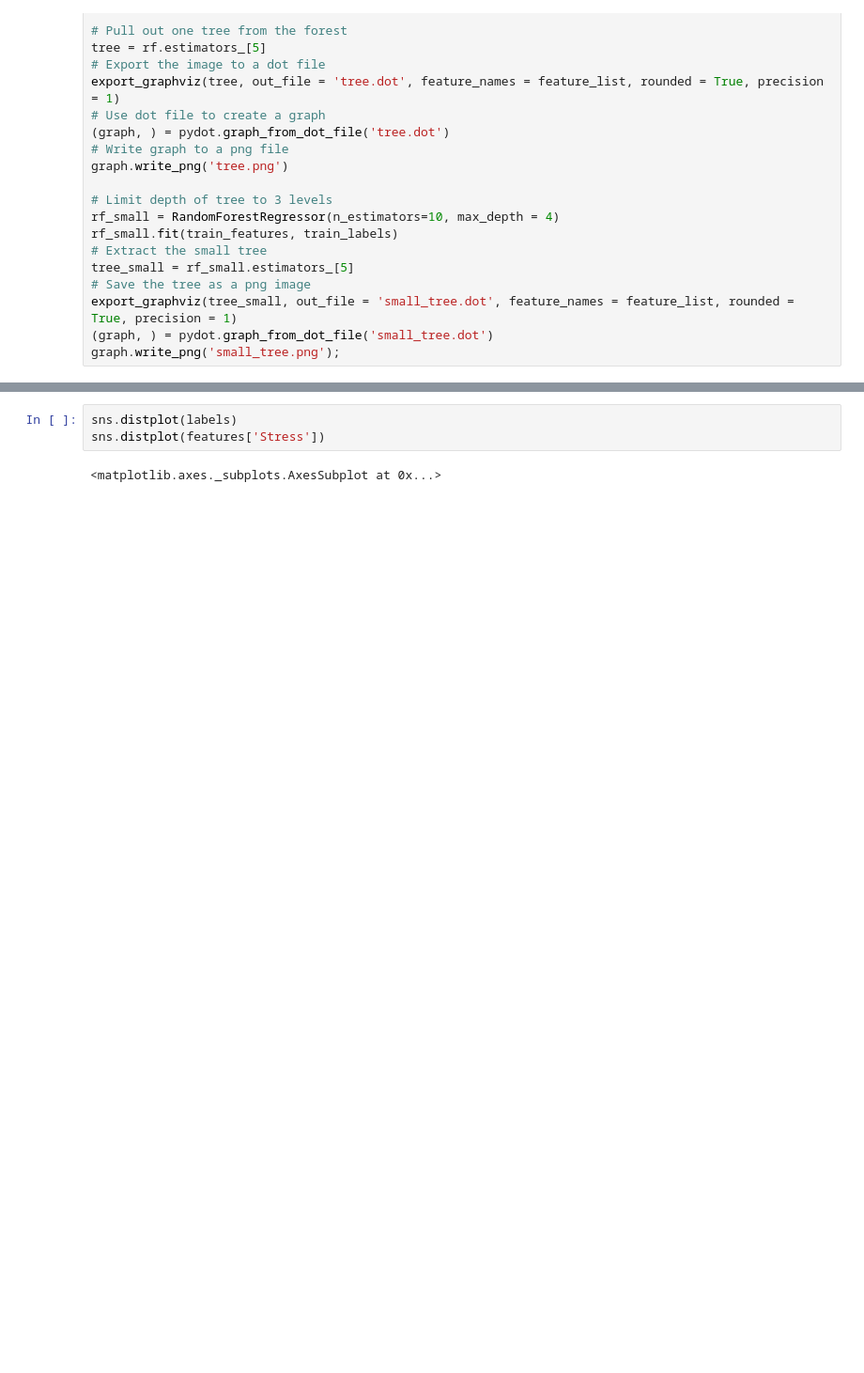
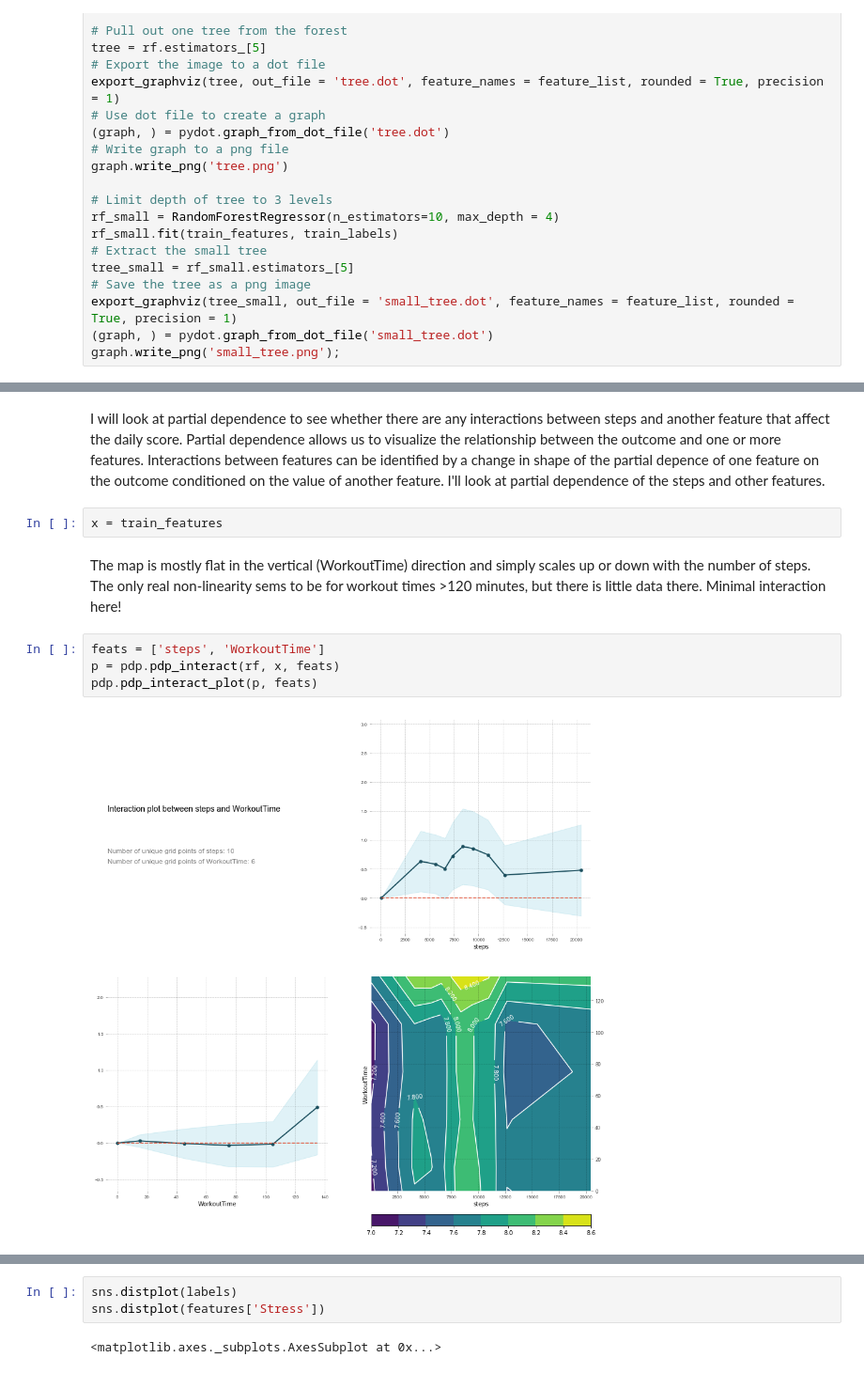
Before and after one commit to ryanshewcraft/PersonalWellness, a Jupyter notebook: p180625_PersonalHealth_RandomForest.ipynb, the cells around one changed output, grey strips where cells are left out. Shown at 94% size. Saved outputs shown, nothing was run; the diff lists cells and outputs as text; blank space fills up the shorter version.

Commit message:
Added some more interpretation using partial dependence

```diff
--- a/p180625_PersonalHealth_RandomForest.ipynb
+++ b/p180625_PersonalHealth_RandomForest.ipynb
@@ -311,0 +312,12 @@ Variable: Sleep_Maybe          Importance: 0.02
+# %% [markdown]
+I will look at partial dependence to see whether there are any interactions between steps and another feature that affect the daily score. Partial dependence allows us to visualize the relationship between the outcome and one or more features. Interactions between features can be identified by a change in shape of the partial depence of one feature on the outcome conditioned on the value of another feature. I'll look at partial dependence of the steps and other features.
+# %%
+x = train_features
+# %% [markdown]
+The map is mostly flat in the vertical (WorkoutTime) direction and simply scales up or down with the number of steps. The only real non-linearity sems to be for workout times >120 minutes, but there is little data there. Minimal interaction here!
+# %%
+feats = ['steps', 'WorkoutTime']
+p = pdp.pdp_interact(rf, x, feats)
+pdp.pdp_interact_plot(p, feats)
+# %% [output]
+[figure, added]
```
Also changed, not shown: parts of 11 cells of this notebook.
